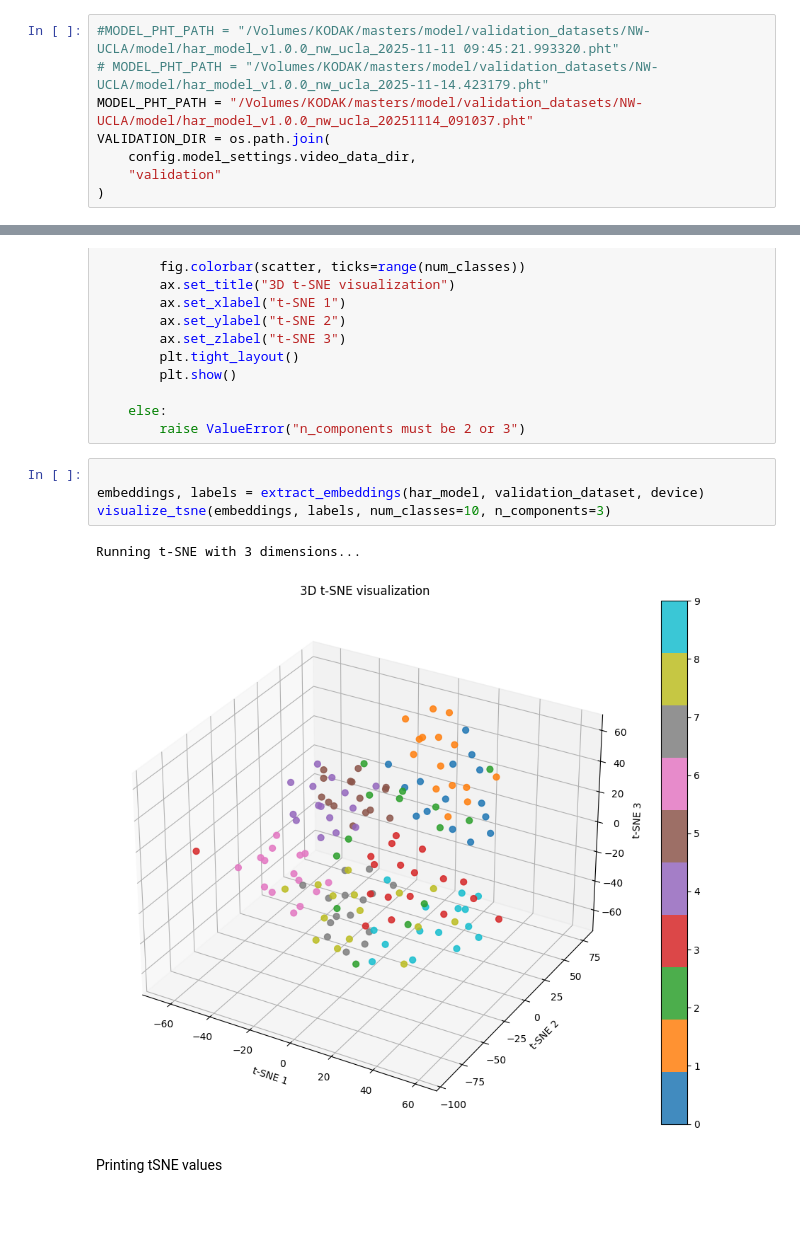
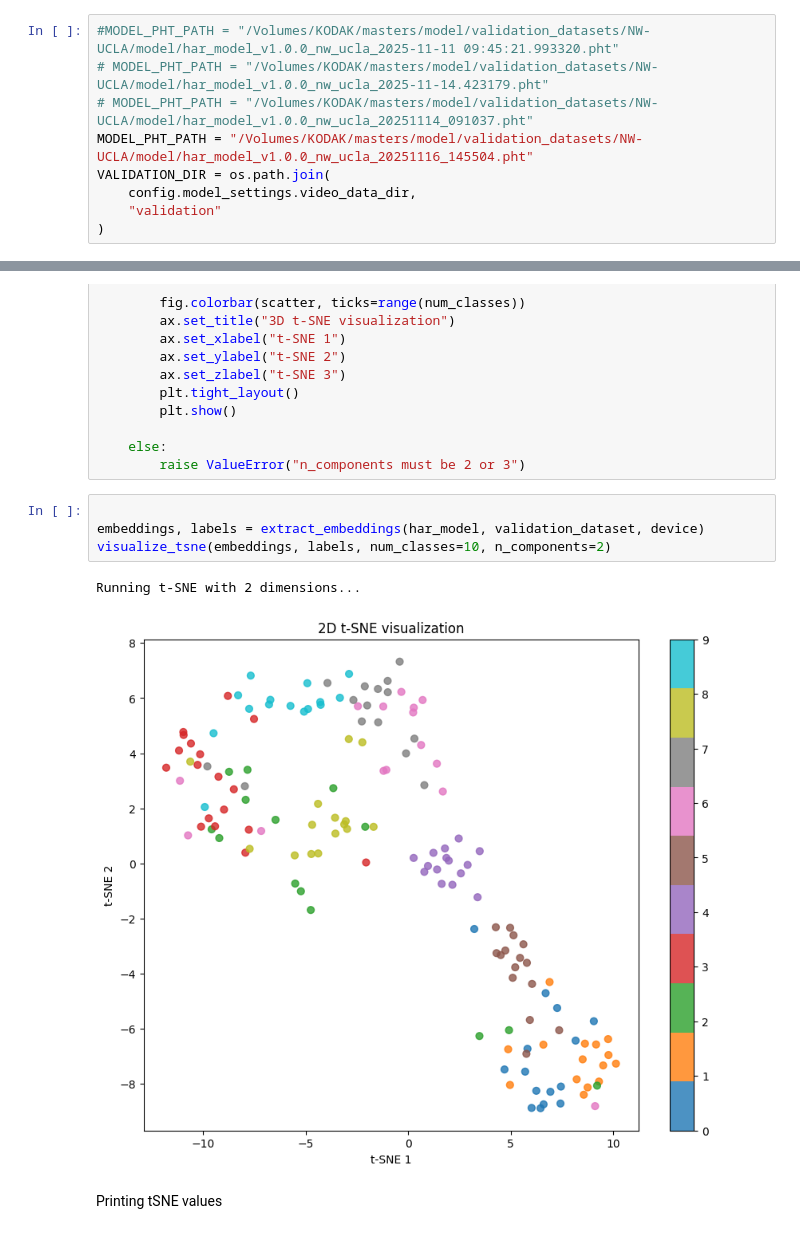
Before and after one commit to GUILN/masters-implementation, a Jupyter notebook: model/notebooks/validation.ipynb, the cells around one changed output, grey strips where cells are left out. Cells and saved outputs as stored; diff of their text form.

```diff
--- a/model/notebooks/validation.ipynb
+++ b/model/notebooks/validation.ipynb
@@ -25,7 +25,8 @@ Loading secrets...
 # %%
 #MODEL_PHT_PATH = "/Volumes/KODAK/masters/model/validation_datasets/NW-UCLA/model/har_model_v1.0.0_nw_ucla_2025-11-11 09:45:21.993320.pht"
 # MODEL_PHT_PATH = "/Volumes/KODAK/masters/model/validation_datasets/NW-UCLA/model/har_model_v1.0.0_nw_ucla_2025-11-14.423179.pht"
-MODEL_PHT_PATH = "/Volumes/KODAK/masters/model/validation_datasets/NW-UCLA/model/har_model_v1.0.0_nw_ucla_20251114_091037.pht"
+# MODEL_PHT_PATH = "/Volumes/KODAK/masters/model/validation_datasets/NW-UCLA/model/har_model_v1.0.0_nw_ucla_20251114_091037.pht"
+MODEL_PHT_PATH = "/Volumes/KODAK/masters/model/validation_datasets/NW-UCLA/model/har_model_v1.0.0_nw_ucla_20251116_145504.pht"
 VALIDATION_DIR = os.path.join(
     config.model_settings.video_data_dir,
     "validation"
@@ -258,10 +259,10 @@ def visualize_tsne(
 # %%
 
 embeddings, labels = extract_embeddings(har_model, validation_dataset, device)
-visualize_tsne(embeddings, labels, num_classes=10, n_components=3)
+visualize_tsne(embeddings, labels, num_classes=10, n_components=2)
 # %% [output]
-Running t-SNE with 3 dimensions...
+Running t-SNE with 2 dimensions...
-[figure, old version]
+[figure, new version]
 # %% [markdown]
 Printing tSNE values
 # %%
```
Also changed, not shown: parts of 4 cells of this notebook, 3 other files.
